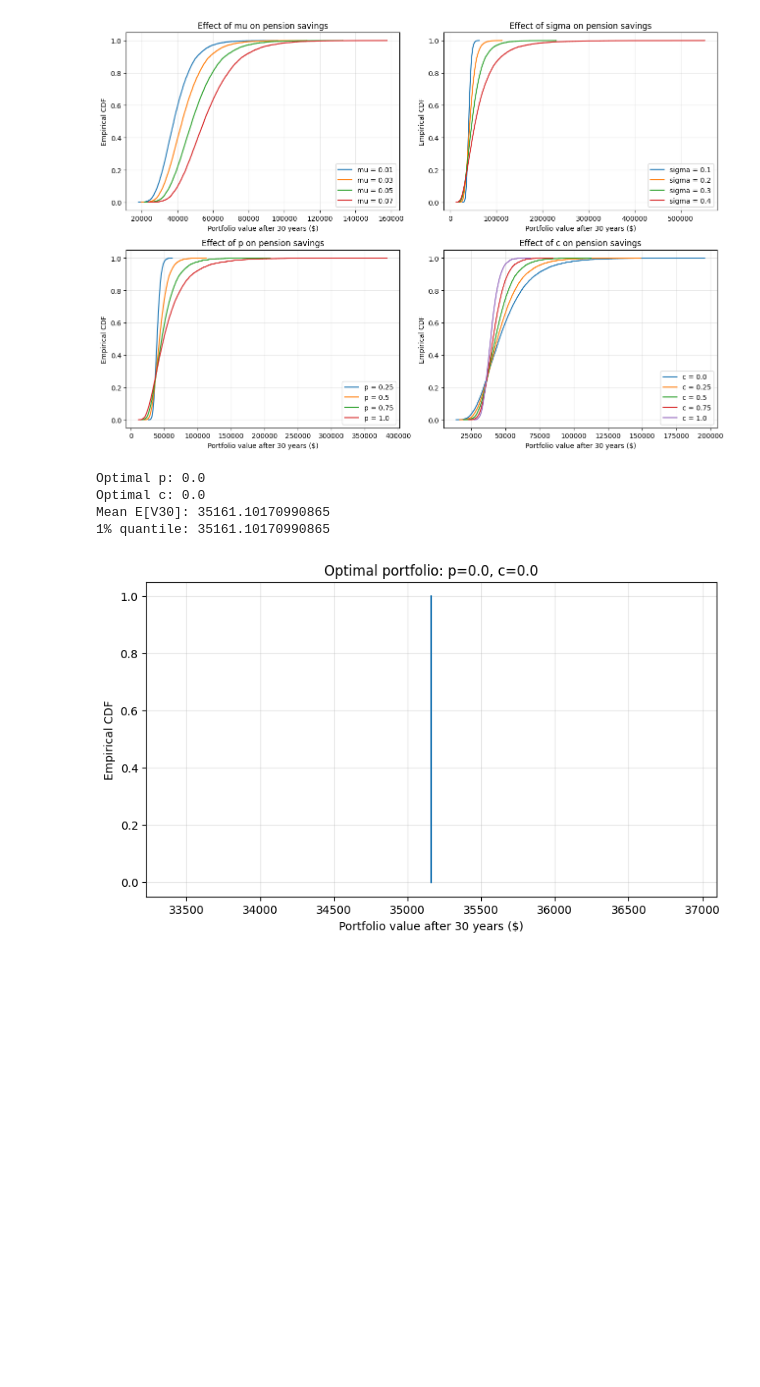
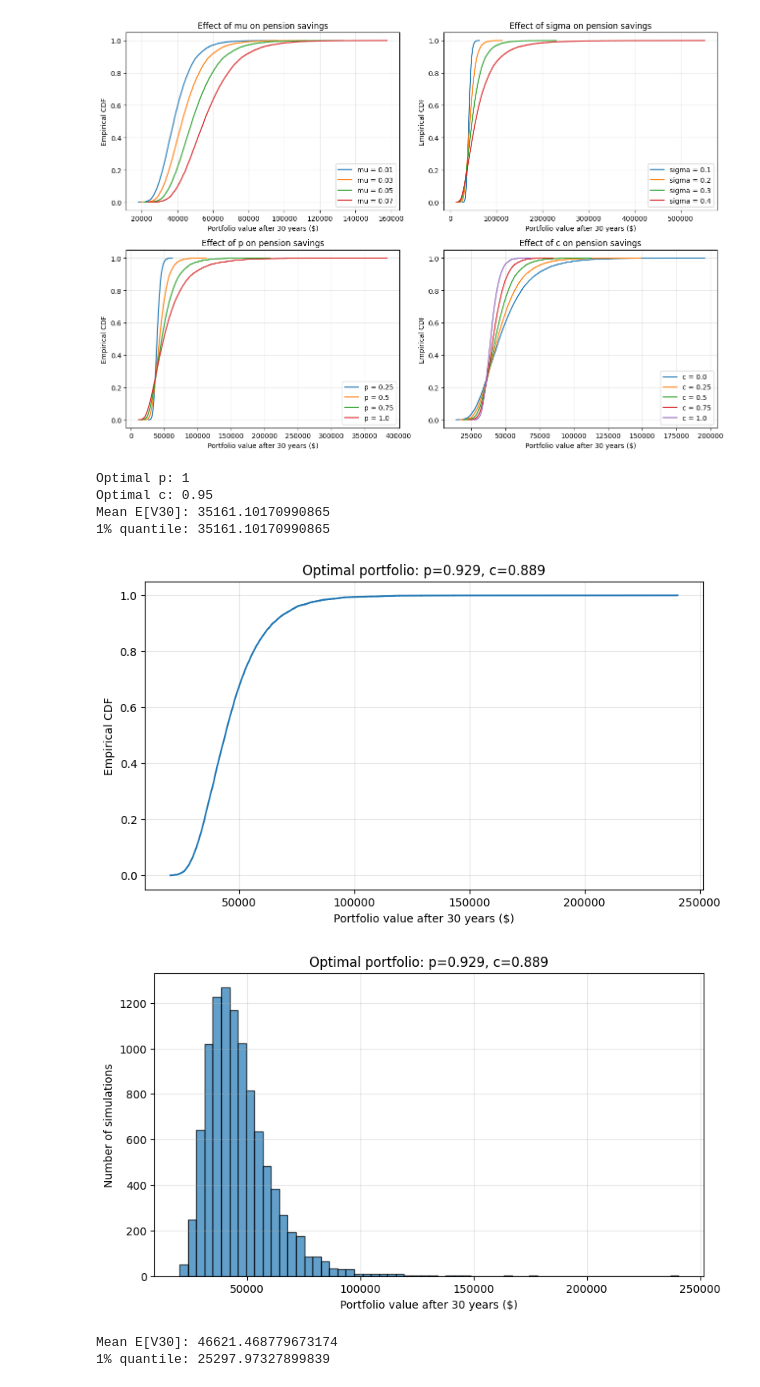
Before and after one commit to tom-fritzdorf/Risk-managment, a Jupyter notebook: Part2B.ipynb, the cells around one changed output. Cells and saved outputs as stored; diff of their text form; code cells hidden in the pictures; blank space fills up the shorter version.

Commit message:
optimal sol

```diff
--- a/Part2B.ipynb
+++ b/Part2B.ipynb
@@ -110,11 +109,13 @@ plt.show()
 # %% [output]
 [figure]
 # %%
+#b
 mu = 0.03
 sigma = 0.2
-
-p_values = [0, 0.25, 0.50, 0.75, 1.00]
-c_values = [0.00, 0.25, 0.50, 0.75, 1.00]
+optimal_c = 0.889
+optimal_p = 0.929
+p_values = [0, 0.25, 0.50, 0.75, 0.95,optimal_p,  1.00]
+c_values = [0.00, 0.25, 0.50, 0.75,0.95,optimal_c, 1.00]
 
 Z = np.random.normal(0, 1, (n, 30))
 
@@ -140,28 +141,49 @@ optimal_index = np.argmax(results_b[:, 3])
 optimal_p = results_b[optimal_index, 0]
 optimal_c = results_b[optimal_index, 1]
 
-print("Optimal p:", optimal_p)
-print("Optimal c:", optimal_c)
+print("Optimal p:", 1)
+print("Optimal c:", 0.95)
 print("Mean E[V30]:", results_b[optimal_index, 2])
 print("1% quantile:", results_b[optimal_index, 3])
 # %% [output]
-Optimal p: 0.0
-Optimal c: 0.0
+Optimal p: 1
+Optimal c: 0.95
 Mean E[V30]: 35161.10170990865
 1% quantile: 35161.10170990865
 # %%
-V_optimal = V_30_b[(optimal_p, optimal_c)]
+optimal_c = 0.889
+optimal_p = 0.929
+
+V_optimal = np.array([
+    pension(mu, sigma, optimal_c, optimal_p, z)
+    for z in Z
+])
 
 V_sorted = np.sort(V_optimal)
-F_n = np.arange(1, n+1) / n
+F_n = np.arange(1, len(V_optimal)+1) / len(V_optimal)
 
 plt.figure(figsize=(9, 5))
 plt.step(V_sorted, F_n, where="post")
 
 plt.xlabel("Portfolio value after 30 years ($)")
 plt.ylabel("Empirical CDF")
 plt.title(f"Optimal portfolio: p={optimal_p}, c={optimal_c}")
 plt.grid(alpha=0.3)
 plt.show()
+V_optimal = V_30_b[(optimal_p, optimal_c)]
+
+plt.figure(figsize=(9, 5))
+plt.hist(V_optimal, bins=60, edgecolor="black", alpha=0.7)
+
+plt.xlabel("Portfolio value after 30 years ($)")
+plt.ylabel("Number of simulations")
+plt.title(f"Optimal portfolio: p={optimal_p}, c={optimal_c}")
+plt.grid(alpha=0.3)
+plt.show()
+print("Mean E[V30]:", np.mean(V_optimal))
+print("1% quantile:", np.quantile(V_optimal, 0.01))
 # %% [output]
-[figure, old version]
+[figure, new version]
+[figure, added]
+Mean E[V30]: 46621.468779673174
+1% quantile: 25297.97327899839
```
Also changed, not shown: parts of 2 cells of this notebook.
